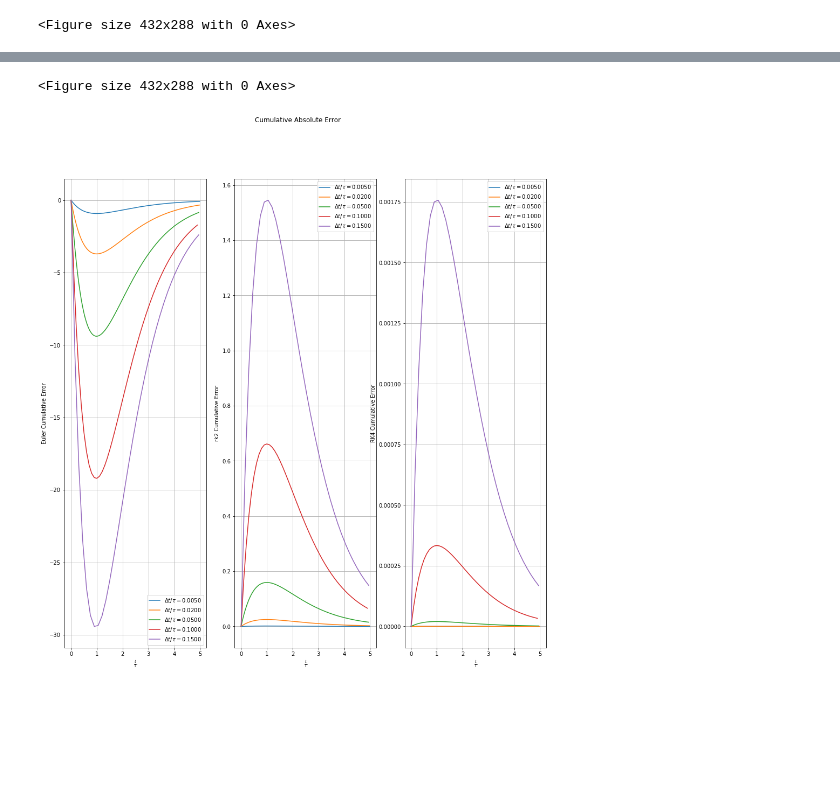
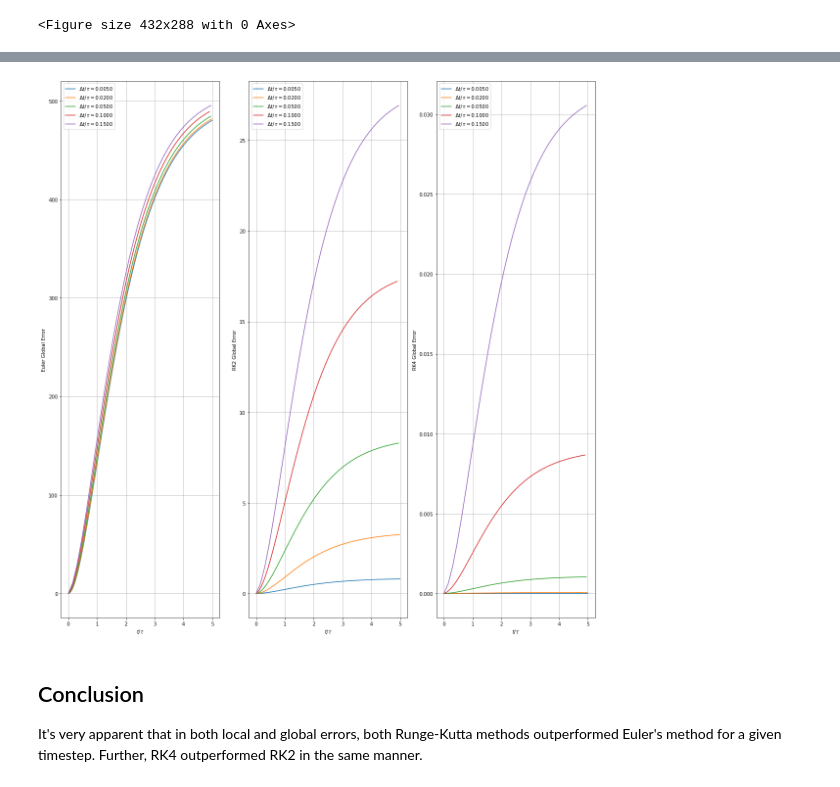
Before and after one commit to ethank5149/PurduePHYS580, a Jupyter notebook: Labs/Lab1/Lab1.ipynb, the cells around one changed output, grey strips where cells are left out. Drawn from its saved outputs; the diff is of its cells as text; code cells hidden in the pictures; blank space fills up the shorter version.

```diff
--- a/Labs/Lab1/Lab1.ipynb
+++ b/Labs/Lab1/Lab1.ipynb
@@ -292,47 +174,25 @@ plt.savefig("Lab1output_cumulative_relative_error.png")
-# %%
-plt.cla()
-plt.clf()
-# %% [output]
-<Figure size 432x288 with 0 Axes>
-# %%
-fig5, (ax1, ax2, ax3) = plt.subplots(1, 3, figsize=(16,16))
-fig5.suptitle("Cumulative Absolute Error")
-
-ax1.plot(t_0 / tau, N_euler_0 - nexact(t_0, tau, N0), label=labels[0])
-ax1.plot(t_1 / tau, N_euler_1 - nexact(t_1, tau, N0), label=labels[1])
-ax1.plot(t_2 / tau, N_euler_2 - nexact(t_2, tau, N0), label=labels[2])
-ax1.plot(t_3 / tau, N_euler_3 - nexact(t_3, tau, N0), label=labels[3])
-ax1.plot(t_4 / tau, N_euler_4 - nexact(t_4, tau, N0), label=labels[4])
-
-ax1.set_xlabel(r'$\frac{t}{\tau}$')
-ax1.set_ylabel("Euler Cumulative Error")
-ax1.legend()
-ax1.grid()
-
-ax2.plot(t_0 / tau, N_rk2_0 - nexact(t_0, tau, N0), label=labels[0])
-ax2.plot(t_1 / tau, N_rk2_1 - nexact(t_1, tau, N0), label=labels[1])
-ax2.plot(t_2 / tau, N_rk2_2 - nexact(t_2, tau, N0), label=labels[2])
-ax2.plot(t_3 / tau, N_rk2_3 - nexact(t_3, tau, N0), label=labels[3])
-ax2.plot(t_4 / tau, N_rk2_4 - nexact(t_4, tau, N0), label=labels[4])
-
-ax2.set_xlabel(r'$\frac{t}{\tau}$')
-ax2.set_ylabel("rk2 Cumulative Error")
-ax2.legend()
-ax2.grid()
-
-ax3.plot(t_0 / tau, N_rk4_0 - nexact(t_0, tau, N0), label=labels[0])
-ax3.plot(t_1 / tau, N_rk4_1 - nexact(t_1, tau, N0), label=labels[1])
-ax3.plot(t_2 / tau, N_rk4_2 - nexact(t_2, tau, N0), label=labels[2])
-ax3.plot(t_3 / tau, N_rk4_3 - nexact(t_3, tau, N0), label=labels[3])
-ax3.plot(t_4 / tau, N_rk4_4 - nexact(t_4, tau, N0), label=labels[4])
-
-ax3.set_xlabel(r'$\frac{t}{\tau}$')
-ax3.set_ylabel("RK4 Cumulative Error")  # number axis label
-ax3.legend()
-ax3.grid()
-
-# plt.tight_layout()
-# plt.show()
-plt.savefig("Lab1output_cumulative_absolute_error.png")
-# %% [output]
-[figure, removed]
+# %%
+fig3, (ax1, ax2, ax3) = plt.subplots(1, 3, figsize=(16,16))
+
+for i, label in enumerate(labels):
+    ax1.plot(t[i] / tau, np.absolute(global_error(N_euler[i], nexact(t[i], tau, N0))), label=label)
+    ax2.plot(t[i] / tau, np.absolute(global_error(N_rk2[i], nexact(t[i], tau, N0))), label=label)
+    ax3.plot(t[i] / tau, np.absolute(global_error(N_rk4[i], nexact(t[i], tau, N0))), label=label)
+
+for ax in (ax1, ax2, ax3):
+    ax.set_xlabel(r'$t/\tau$')
+    ax.legend()
+    ax.grid()
+
+ax1.set_ylabel("Euler Global Error")
+ax2.set_ylabel("RK2 Global Error")
+ax3.set_ylabel("RK4 Global Error")
+
+plt.tight_layout()
+plt.savefig("Lab1_global_error.png")
+# %% [output]
+[figure, added]
+# %% [markdown]
+## Conclusion
+
+It's very apparent that in both local and global errors, both Runge-Kutta methods outperformed Euler's method for a given timestep. Further, RK4 outperformed RK2 in the same manner.
```
Also changed, not shown: parts of 45 cells of this notebook, 9 other files.
